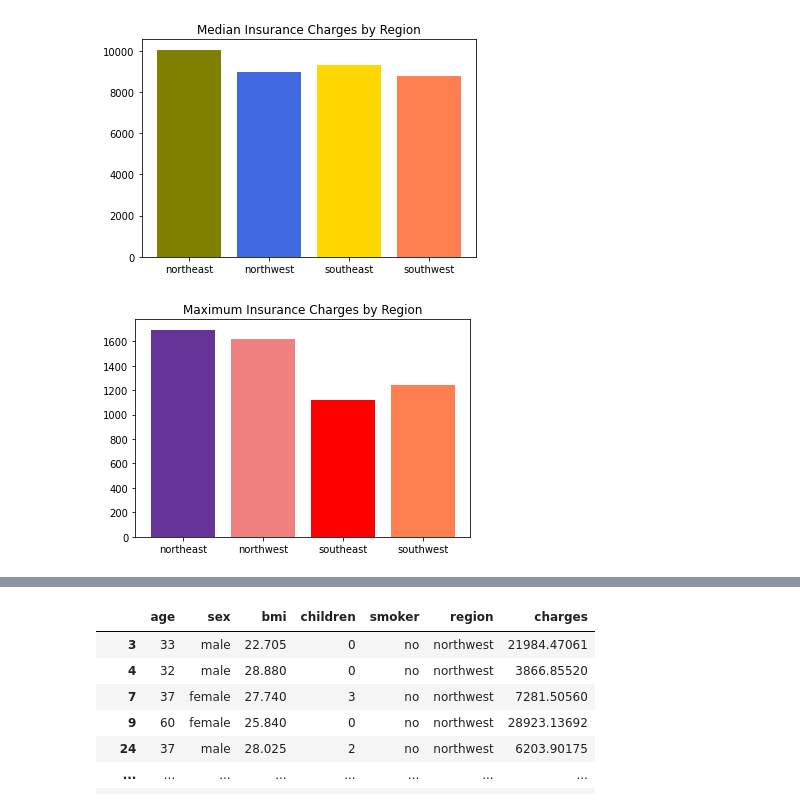
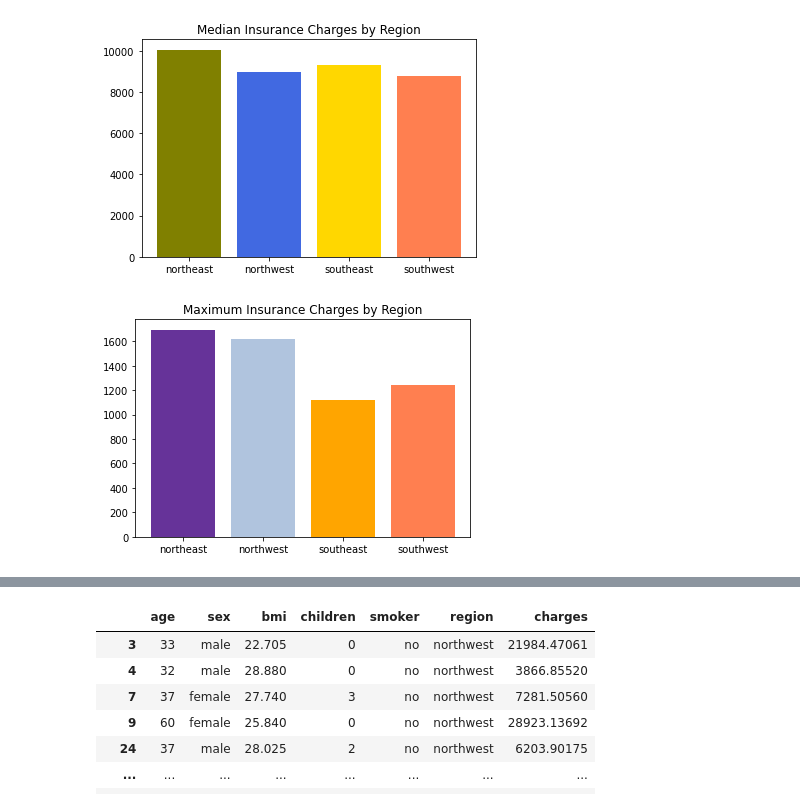
Before and after one commit to graceuche/northeastern-final-project, a Jupyter notebook: notebook.ipynb, the cells around one changed output, grey strips where cells are left out. Drawn from its saved outputs; the diff is of its cells as text; code cells hidden in the pictures.

Commit message:
add stripy chart

```diff
--- a/notebook.ipynb
+++ b/notebook.ipynb
@@ -116,11 +116,11 @@ plt.show()
 # %%
 import matplotlib.pyplot as plt
 fig = plt.figure()
 x = grouped_df['region']
 y = grouped_df['max_charges']
-colors = [ 'RebeccaPurple', 'LightCoral', 'red','coral']
+colors = [ 'RebeccaPurple', 'LightSteelBlue', 'Orange','coral']
 plt.bar(x,y, color = colors)
 plt.title("Maximum Insurance Charges by Region")
 plt.show()
 # %% [output]
-[figure, old version]
+[figure, new version]
```
Also changed, not shown: parts of 7 cells of this notebook, 1 other file.
